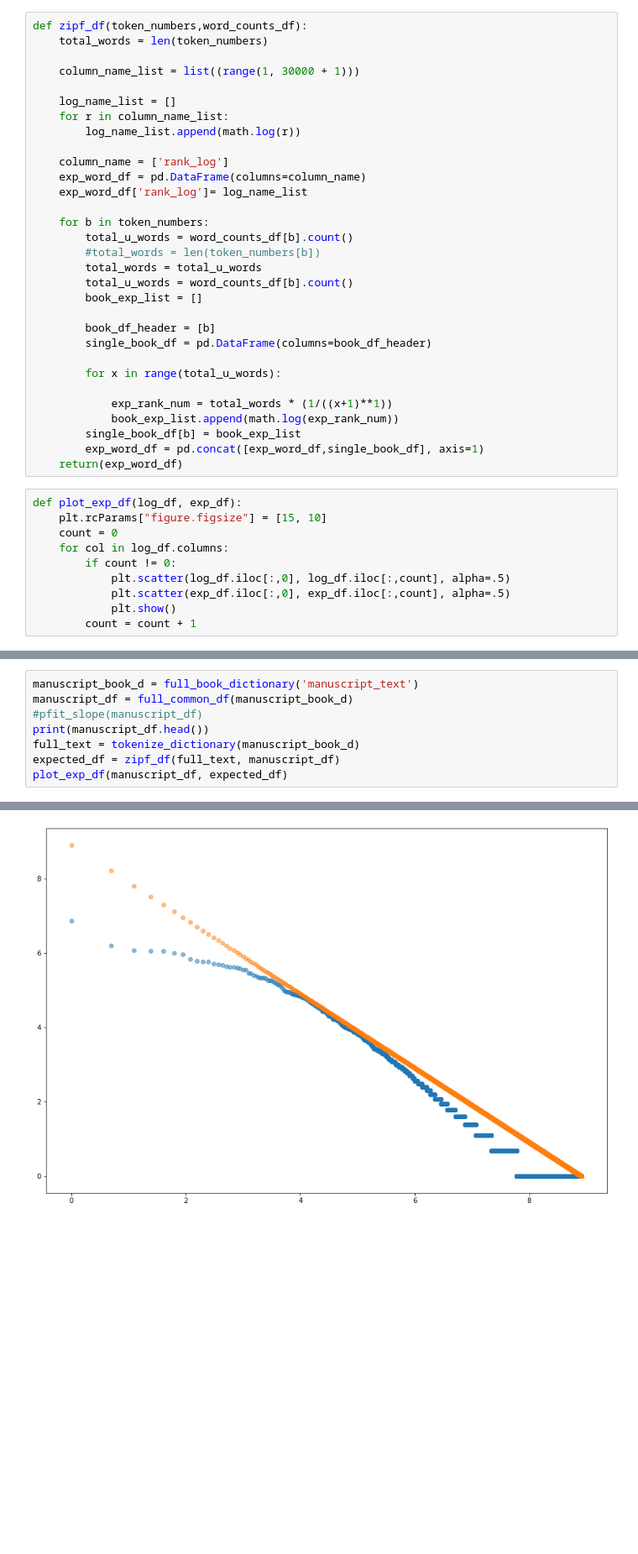
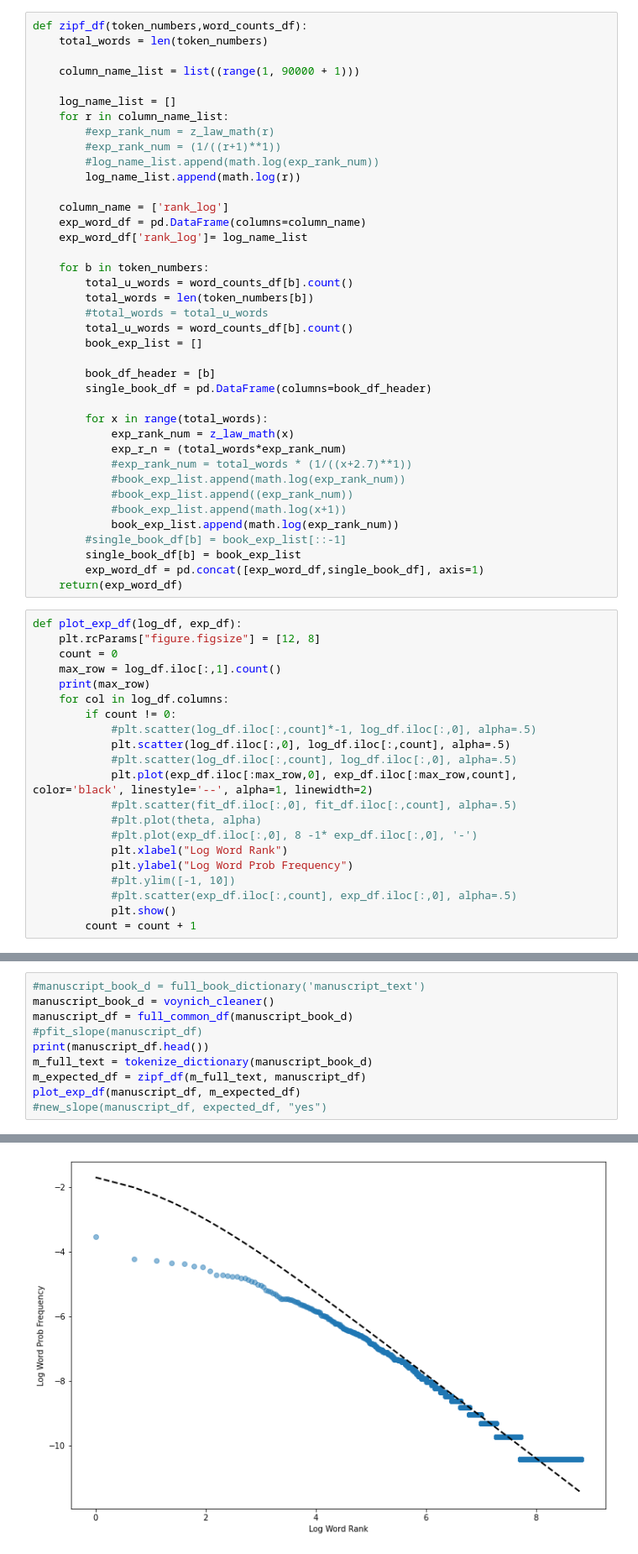
Before and after one commit to ccmerry/voynich_manuscript_text_analysis, a Jupyter notebook: book_analysis.ipynb, the cells around one changed output, grey strips where cells are left out. Shown at 84% size. Saved outputs shown, nothing was run; the diff lists cells and outputs as text; blank space fills up the shorter version.

Commit message:
fixed prob graph fixed voynivh adding two possibilities

```diff
--- a/book_analysis.ipynb
+++ b/book_analysis.ipynb
@@ -341,10 +277,13 @@ def plot_df(log_df):
 def zipf_df(token_numbers,word_counts_df):
     total_words = len(token_numbers)
 
-    column_name_list = list((range(1, 30000 + 1)))
+    column_name_list = list((range(1, 90000 + 1)))
 
     log_name_list = []
     for r in column_name_list:
+        #exp_rank_num = z_law_math(r)
+        #exp_rank_num = (1/((r+1)**1))
+        #log_name_list.append(math.log(exp_rank_num))
         log_name_list.append(math.log(r))
 
     column_name = ['rank_log']
@@ -353,29 +292,45 @@ def zipf_df(token_numbers,word_counts_df):
 
     for b in token_numbers:
         total_u_words = word_counts_df[b].count()
-        #total_words = len(token_numbers[b])
-        total_words = total_u_words
+        total_words = len(token_numbers[b])
+        #total_words = total_u_words
         total_u_words = word_counts_df[b].count()
         book_exp_list = []
 
         book_df_header = [b]
         single_book_df = pd.DataFrame(columns=book_df_header)
 
-        for x in range(total_u_words):
-
-            exp_rank_num = total_words * (1/((x+1)**1))
+        for x in range(total_words):
+            exp_rank_num = z_law_math(x)
+            exp_r_n = (total_words*exp_rank_num)
+            #exp_rank_num = total_words * (1/((x+2.7)**1))
+            #book_exp_list.append(math.log(exp_rank_num))
+            #book_exp_list.append((exp_rank_num))
+            #book_exp_list.append(math.log(x+1))
             book_exp_list.append(math.log(exp_rank_num))
+        #single_book_df[b] = book_exp_list[::-1]
         single_book_df[b] = book_exp_list
         exp_word_df = pd.concat([exp_word_df,single_book_df], axis=1)
     return(exp_word_df)
 # %%
 def plot_exp_df(log_df, exp_df):
-    plt.rcParams["figure.figsize"] = [15, 10]
+    plt.rcParams["figure.figsize"] = [12, 8]
     count = 0
+    max_row = log_df.iloc[:,1].count()
+    print(max_row)
     for col in log_df.columns:
         if count != 0:
+            #plt.scatter(log_df.iloc[:,count]*-1, log_df.iloc[:,0], alpha=.5)
             plt.scatter(log_df.iloc[:,0], log_df.iloc[:,count], alpha=.5)
-            plt.scatter(exp_df.iloc[:,0], exp_df.iloc[:,count], alpha=.5)
+            #plt.scatter(log_df.iloc[:,count], log_df.iloc[:,0], alpha=.5)
+            plt.plot(exp_df.iloc[:max_row,0], exp_df.iloc[:max_row,count], color='black', linestyle='--', alpha=1, linewidth=2)
+            #plt.scatter(fit_df.iloc[:,0], fit_df.iloc[:,count], alpha=.5)
+            #plt.plot(theta, alpha)
+            #plt.plot(exp_df.iloc[:,0], 8 -1* exp_df.iloc[:,0], '-')
+            plt.xlabel("Log Word Rank")
+            plt.ylabel("Log Word Prob Frequency")
+            #plt.ylim([-1, 10])
+            #plt.scatter(exp_df.iloc[:,count], exp_df.iloc[:,0], alpha=.5)
             plt.show()
         count = count + 1
 # %%
@@ -533,11 +525,13 @@ seuss_dictionary
   'I',
   'am']}
 # %%
-manuscript_book_d = full_book_dictionary('manuscript_text')
+#manuscript_book_d = full_book_dictionary('manuscript_text')
+manuscript_book_d = voynich_cleaner()
 manuscript_df = full_common_df(manuscript_book_d)
 #pfit_slope(manuscript_df)
 print(manuscript_df.head())
-full_text = tokenize_dictionary(manuscript_book_d)
-expected_df = zipf_df(full_text, manuscript_df)
-plot_exp_df(manuscript_df, expected_df)
+m_full_text = tokenize_dictionary(manuscript_book_d)
+m_expected_df = zipf_df(m_full_text, manuscript_df)
+plot_exp_df(manuscript_df, m_expected_df)
+#new_slope(manuscript_df, expected_df, "yes")
 # %% [output]
@@ -552 +548 @@ voynich_script
-[figure, old version]
+[figure, new version]
```
Also changed, not shown: parts of 38 cells of this notebook.
